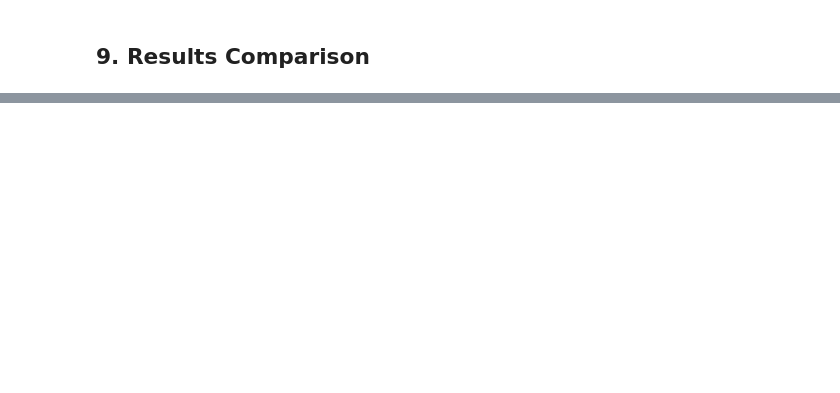
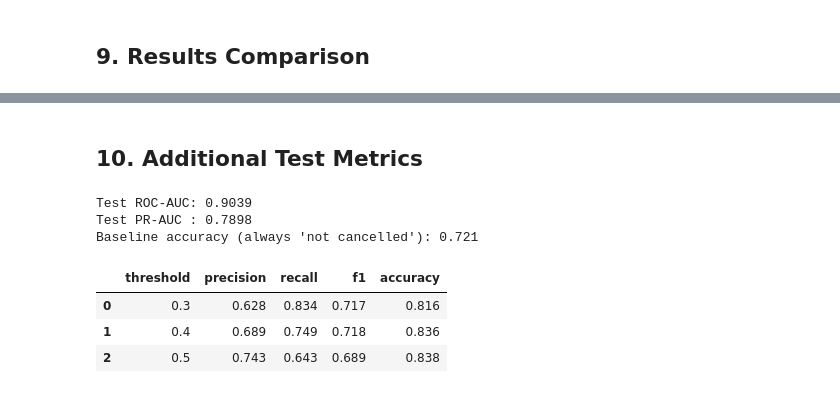
Before and after one commit to nabila-natasha/hotel-booking-cancellation-ml, a Jupyter notebook: notebooks/02_modeling.ipynb, the cells around one changed output, grey strips where cells are left out. Cells and saved outputs as stored; diff of their text form; code cells hidden in the pictures; blank space fills up the shorter version.

```diff
--- a/notebooks/02_modeling.ipynb
+++ b/notebooks/02_modeling.ipynb
@@ -777,0 +777,32 @@ results
+# %% [markdown]
+## 10. Additional Test Metrics
+# %%
+from sklearn.metrics import (average_precision_score, precision_score,
+                             recall_score, f1_score, accuracy_score)
+
+# PR-AUC does not need a threshold
+print("Test ROC-AUC:", round(roc_auc_score(y_test, y_test_pred), 4))
+print("Test PR-AUC :", round(average_precision_score(y_test, y_test_pred), 4))
+print("Baseline accuracy (always 'not cancelled'):", round(1 - y_test.mean(), 4))
+
+# The other metrics depend on the threshold, so compare a few
+rows = []
+for threshold in [0.3, 0.4, 0.5]:
+    y_label = (y_test_pred >= threshold).astype(int)
+    rows.append({
+        "threshold": threshold,
+        "precision": precision_score(y_test, y_label),
+        "recall": recall_score(y_test, y_label),
+        "f1": f1_score(y_test, y_label),
+        "accuracy": accuracy_score(y_test, y_label),
+    })
+
+pd.DataFrame(rows).round(3)
+# %% [output]
+Test ROC-AUC: 0.9039
+Test PR-AUC : 0.7898
+Baseline accuracy (always 'not cancelled'): 0.721
+|  | threshold | precision | recall | f1 | accuracy |
+| 0 | 0.3 | 0.628 | 0.834 | 0.717 | 0.816 |
+| 1 | 0.4 | 0.689 | 0.749 | 0.718 | 0.836 |
+| 2 | 0.5 | 0.743 | 0.643 | 0.689 | 0.838 |
```
Also changed, not shown: parts of 14 cells of this notebook, 3 other files.
